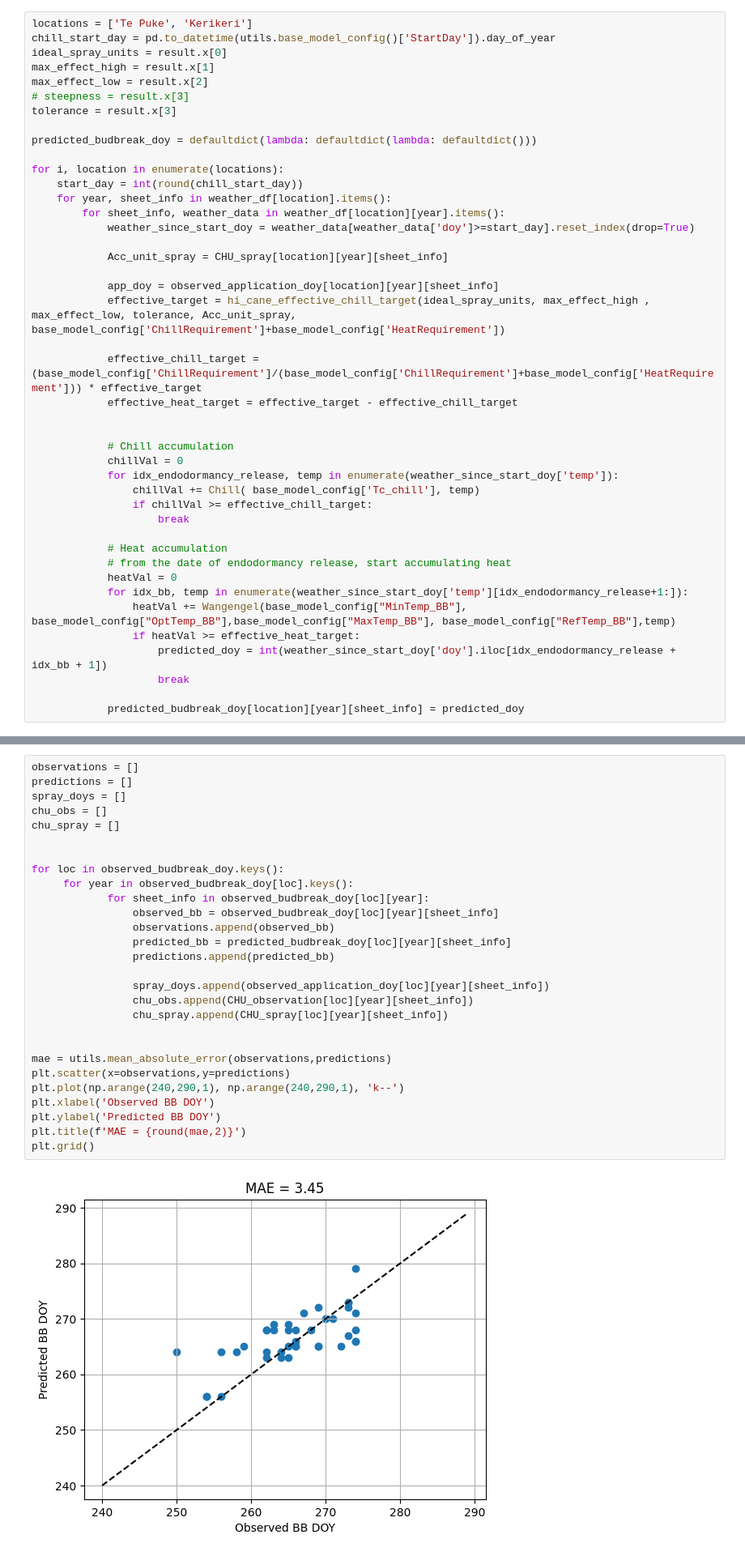
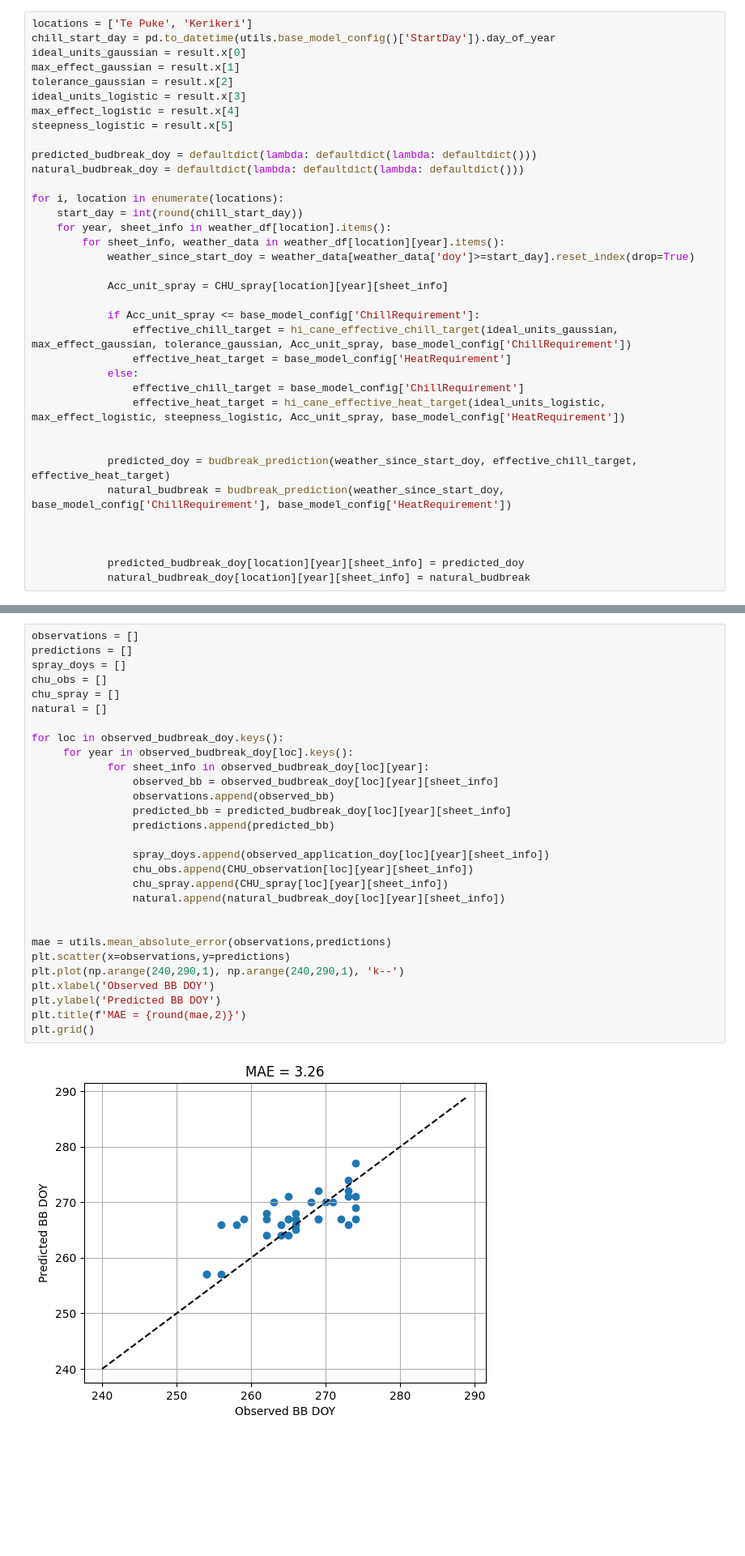
Before and after one commit to Niloofar-Sh/PlayGround, a Jupyter notebook: HC_BB.ipynb, the cells around one changed output, grey strips where cells are left out. Shown at 81% size. Cells and saved outputs as stored; diff of their text form; blank space fills up the shorter version.

```diff
--- a/HC_BB.ipynb
+++ b/HC_BB.ipynb
@@ -389,13 +397,15 @@ array([1.00509777e+03, 9.35180554e-02, 2.72600105e-01, 4.92979815e+02])
 # %%
 locations = ['Te Puke', 'Kerikeri']
 chill_start_day = pd.to_datetime(utils.base_model_config()['StartDay']).day_of_year
-ideal_spray_units = result.x[0]
-max_effect_high = result.x[1]
-max_effect_low = result.x[2]
-# steepness = result.x[3]
-tolerance = result.x[3]
+ideal_units_gaussian = result.x[0]
+max_effect_gaussian = result.x[1]
+tolerance_gaussian = result.x[2]
+ideal_units_logistic = result.x[3]
+max_effect_logistic = result.x[4]
+steepness_logistic = result.x[5]
 
 predicted_budbreak_doy = defaultdict(lambda: defaultdict(lambda: defaultdict()))
+natural_budbreak_doy = defaultdict(lambda: defaultdict(lambda: defaultdict()))
 
 for i, location in enumerate(locations):
     start_day = int(round(chill_start_day))
@@ -405,30 +415,21 @@ for i, location in enumerate(locations):
 
             Acc_unit_spray = CHU_spray[location][year][sheet_info]
 
-            app_doy = observed_application_doy[location][year][sheet_info]
-            effective_target = hi_cane_effective_chill_target(ideal_spray_units, max_effect_high , max_effect_low, tolerance, Acc_unit_spray, base_model_config['ChillRequirement']+base_model_config['HeatRequirement'])
-
-            effective_chill_target = (base_model_config['ChillRequirement']/(base_model_config['ChillRequirement']+base_model_config['HeatRequirement'])) * effective_target
-            effective_heat_target = effective_target - effective_chill_target
+            if Acc_unit_spray <= base_model_config['ChillRequirement']:
+                effective_chill_target = hi_cane_effective_chill_target(ideal_units_gaussian, max_effect_gaussian, tolerance_gaussian, Acc_unit_spray, base_model_config['ChillRequirement'])
+                effective_heat_target = base_model_config['HeatRequirement']
+            else:
+                effective_chill_target = base_model_config['ChillRequirement']
+                effective_heat_target = hi_cane_effective_heat_target(ideal_units_logistic, max_effect_logistic, steepness_logistic, Acc_unit_spray, base_model_config['HeatRequirement'])
 
 
-            # Chill accumulation
-            chillVal = 0
-            for idx_endodormancy_release, temp in enumerate(weather_since_start_doy['temp']):
-                chillVal += Chill( base_model_config['Tc_chill'], temp)
-                if chillVal >= effective_chill_target:
-                    break
+            predicted_doy = budbreak_prediction(weather_since_start_doy, effective_chill_target, effective_heat_target)
+            natural_budbreak = budbreak_prediction(weather_since_start_doy, base_model_config['ChillRequirement'], base_model_config['HeatRequirement'])
 
-            # Heat accumulation
-            # from the date of endodormancy release, start accumulating heat
-            heatVal = 0
-            for idx_bb, temp in enumerate(weather_since_start_doy['temp'][idx_endodormancy_release+1:]):
-                heatVal += Wangengel(base_model_config["MinTemp_BB"], base_model_config["OptTemp_BB"],base_model_config["MaxTemp_BB"], base_model_config["RefTemp_BB"],temp)
-                if heatVal >= effective_heat_target:
-                    predicted_doy = int(weather_since_start_doy['doy'].iloc[idx_endodormancy_release + idx_bb + 1])
-                    break
+
 
             predicted_budbreak_doy[location][year][sheet_info] = predicted_doy
+            natural_budbreak_doy[location][year][sheet_info] = natural_budbreak
 # %% [markdown]
 # Optimization (CU Skewed Gaussian)
 # %%
@@ -601,33 +602,34 @@ observ_predict_plot(predicted_budbreak_doy, observed_budbreak_doy)
 # %%
 observations = []
 predictions = []
 spray_doys = []
 chu_obs = []
 chu_spray = []
-
+natural = []
 
 for loc in observed_budbreak_doy.keys():
      for year in observed_budbreak_doy[loc].keys():
             for sheet_info in observed_budbreak_doy[loc][year]:
                 observed_bb = observed_budbreak_doy[loc][year][sheet_info]
                 observations.append(observed_bb)
                 predicted_bb = predicted_budbreak_doy[loc][year][sheet_info]
                 predictions.append(predicted_bb)
 
                 spray_doys.append(observed_application_doy[loc][year][sheet_info])
                 chu_obs.append(CHU_observation[loc][year][sheet_info])
                 chu_spray.append(CHU_spray[loc][year][sheet_info])
+                natural.append(natural_budbreak_doy[loc][year][sheet_info])
 
 
 mae = utils.mean_absolute_error(observations,predictions)
 plt.scatter(x=observations,y=predictions)
 plt.plot(np.arange(240,290,1), np.arange(240,290,1), 'k--')
 plt.xlabel('Observed BB DOY')
 plt.ylabel('Predicted BB DOY')
 plt.title(f'MAE = {round(mae,2)}')
 plt.grid()
 # %% [output]
-[figure, old version]
+[figure, new version]
 # %%
 residuals = np.array(predictions) - np.array(observations)
 # %%
```
Also changed, not shown: parts of 11 cells of this notebook.
